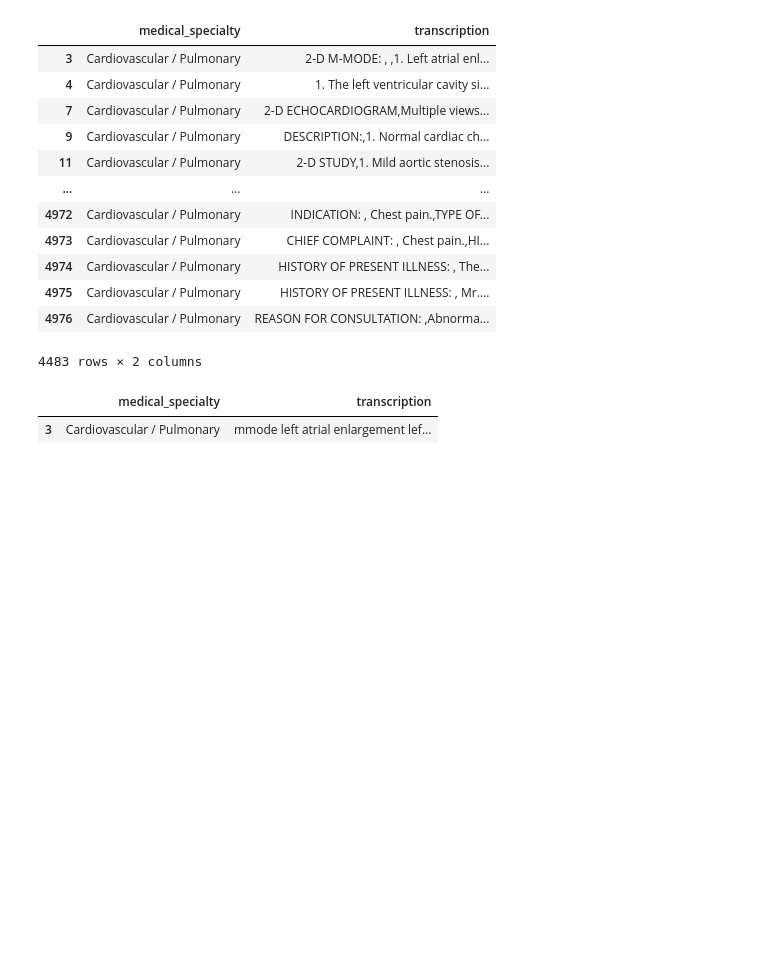
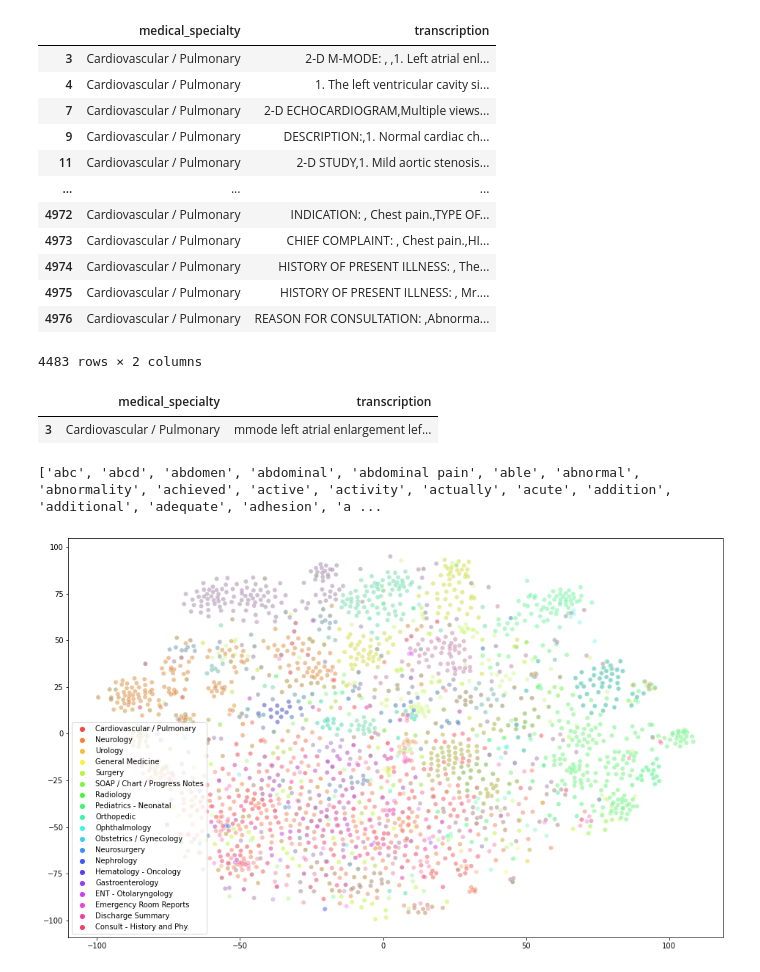
Before and after one commit to adityasandy313/NLP-for-clinical-text, a Jupyter notebook: data_pre.ipynb, the cells around one changed output. Saved outputs shown, nothing was run; the diff lists cells and outputs as text; code cells hidden in the pictures; blank space fills up the shorter version.

```diff
--- a/data_pre.ipynb
+++ b/data_pre.ipynb
@@ -210,3 +213,22 @@ df.head(1)
 # %% [output]
 |  | medical_specialty | transcription |
 | 3 | Cardiovascular / Pulmonary | mmode left atrial enlargement lef... |
+# %%
+vectorizer = TfidfVectorizer(analyzer='word', stop_words='english',ngram_range=(1,3), max_df=0.75, use_idf=True, smooth_idf=True, max_features=1000)
+tfIdfMat  = vectorizer.fit_transform(df['transcription'].tolist() )
+feature_names = sorted(vectorizer.get_feature_names())
+print(feature_names)
+# %% [output]
+['abc', 'abcd', 'abdomen', 'abdominal', 'abdominal pain', 'able', 'abnormal', 'abnormality', 'achieved', 'active', 'activity', 'actually', 'acute', 'addition', 'additional', 'adequate', 'adhesion', 'a ...
+# %%
+import gc
+gc.collect()
+tfIdfMatrix = tfIdfMat.todense()
+labels = df['medical_specialty'].tolist()
+tsne_results = TSNE(n_components=2,init='random',random_state=0, perplexity=40).fit_transform(tfIdfMatrix)
+plt.figure(figsize=(16,10))
+palette = sns.hls_palette(n_colors=19,h=0.01, l=.6, s=.9)
+sns.scatterplot(x=tsne_results[:,0], y=tsne_results[:,1],hue=labels,palette= palette,legend="full",alpha=0.3)
+plt.show()
+# %% [output]
+[figure, added]
```
Also changed, not shown: parts of 2 cells of this notebook, 1 other file.
